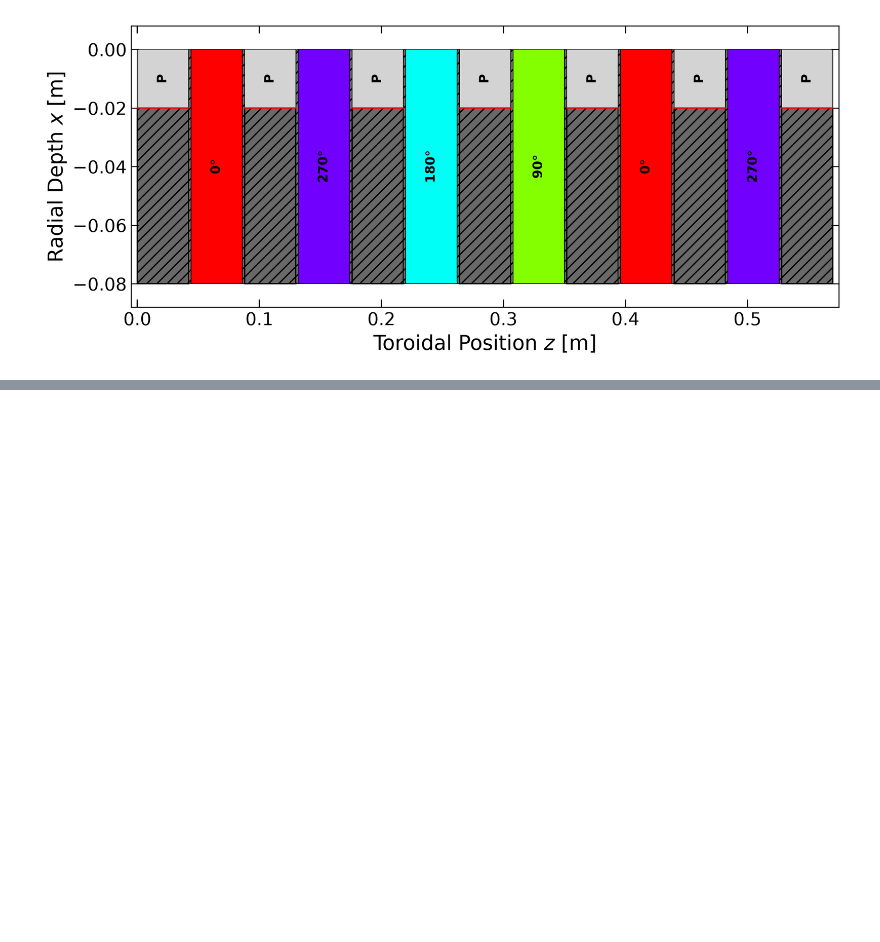
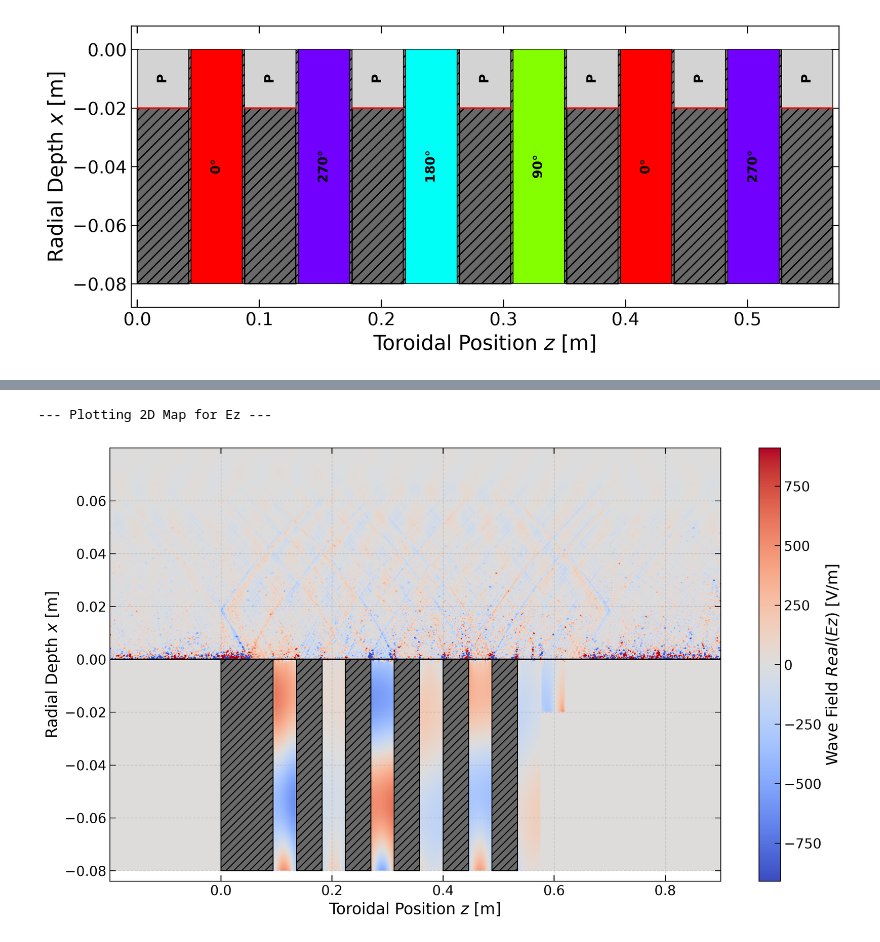
Before and after one commit to RemiBellon/LH_coupling_code_remi, a Jupyter notebook: aloha_fem/main_jupyter.ipynb, the cells around one changed output, grey strips where cells are left out. Cells and saved outputs as stored; diff of their text form; code cells hidden in the pictures; blank space fills up the shorter version.

Commit message:
new code E field 2D map in progress

```diff
--- a/aloha_fem/main_jupyter.ipynb
+++ b/aloha_fem/main_jupyter.ipynb
@@ -63,10 +63,12 @@ diag = DiagnosticManager(solver, output_dir="/Home/RB286887/LH_coupling_code_rem
 gamma_dict = diag.extract_s_parameters()
 field_data = diag.extract_toroidal_field_profile(x_target=0.01)
 n_para, dP_dn = diag.compute_power_spectrum(field_data, gamma_dict)
+map_2d = diag.extract_2d_wave_map()
 
-diag.export_hdf5_database(
+h5_path=diag.export_hdf5_database(
     custom_prefix="run",
     save_data=True,
+    map_2d=map_2d,
     gamma_dict=gamma_dict,
     field_data=field_data,
     spectrum_data=(n_para, dP_dn)
@@ -74,12 +76,10 @@ diag.export_hdf5_database(
 from postprocessing.data_reader import SimulationData
 from postprocessing.plot_curves import plot_s_parameters, plot_power_spectrum, plot_aperture_field_amplitude
 
-sim_data = SimulationData("sim_results/run_20260731_153350.h5")
-plot_s_parameters(sim_data, save_dir="sim_results")
-plot_power_spectrum(sim_data, save_dir="sim_results")
-plot_aperture_field_amplitude(sim_data, component="Ez", save_dir="sim_results")
 
-from postprocessing.plot_maps import plot_2D_wave_map
-plot_2D_wave_map(sim_data, component='Ez', value_type='real', save_dir="sim_results")
+sim_data = SimulationData(h5_path)
+# plot_s_parameters(sim_data, save_dir="sim_results")
+# plot_power_spectrum(sim_data, save_dir="sim_results")
+# plot_aperture_field_amplitude(sim_data, component="Ez", save_dir="sim_results")
 # %% [output]
 --- Extracting Rigorous S-Parameters ---
@@ -101,0 +102,7 @@ plot_2D_wave_map(sim_data, component='Ez', value_type='real', save_dir="sim_resu
+# %%
+import postprocessing.plot_maps as pp_map
+sim_data = SimulationData(h5_path)
+pp_map.plot_2D_wave_map(sim_data, component='Ez', value_type='real', save_dir=None)
+# %% [output]
+--- Plotting 2D Map for Ez ---
+[figure, added]
```
Also changed, not shown: parts of 2 cells of this notebook, 12 other files.
